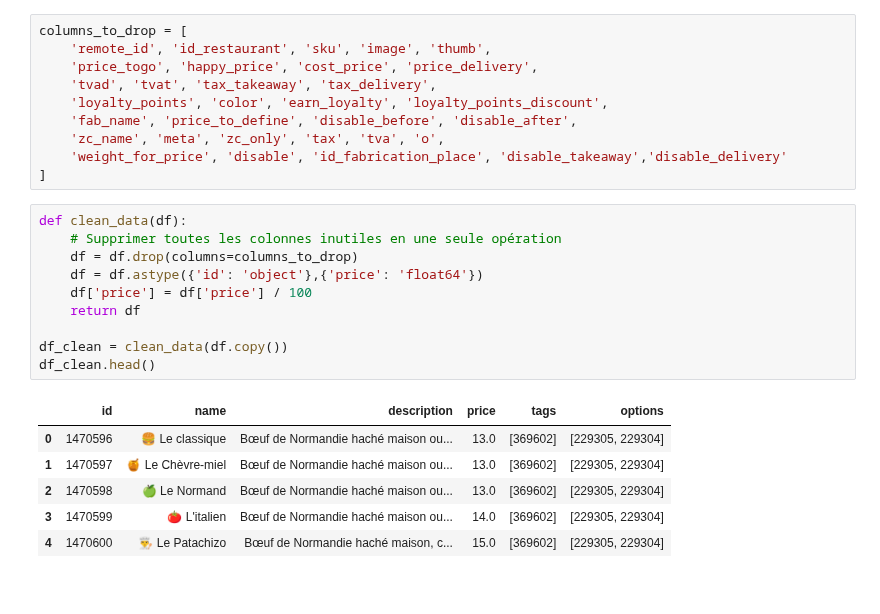
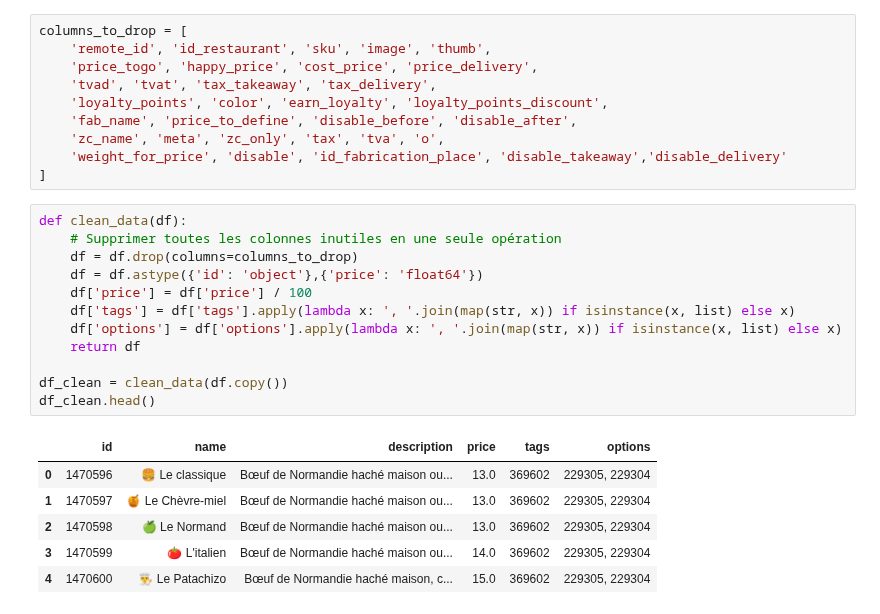
Before and after one commit to IshemZ/Zelty_api, a Jupyter notebook: zelty_dishes.ipynb, the cells around one changed output. Saved outputs shown, nothing was run; the diff lists cells and outputs as text.

```diff
--- a/zelty_dishes.ipynb
+++ b/zelty_dishes.ipynb
@@ -71,17 +72,19 @@ columns_to_drop = [
 # %%
 def clean_data(df):
     # Supprimer toutes les colonnes inutiles en une seule opération
     df = df.drop(columns=columns_to_drop)
     df = df.astype({'id': 'object'},{'price': 'float64'})
     df['price'] = df['price'] / 100
+    df['tags'] = df['tags'].apply(lambda x: ', '.join(map(str, x)) if isinstance(x, list) else x)
+    df['options'] = df['options'].apply(lambda x: ', '.join(map(str, x)) if isinstance(x, list) else x)
     return df
 
 df_clean = clean_data(df.copy())
 df_clean.head()
 # %% [output]
 |  | id | name | description | price | tags | options |
-| 0 | 1470596 | 🍔 Le classique | Bœuf de Normandie haché maison ou... | 13.0 | [369602] | [229305, 229304] |
-| 1 | 1470597 | 🍯 Le Chèvre-miel | Bœuf de Normandie haché maison ou... | 13.0 | [369602] | [229305, 229304] |
-| 2 | 1470598 | 🍏 Le Normand | Bœuf de Normandie haché maison ou... | 13.0 | [369602] | [229305, 229304] |
-| 3 | 1470599 | 🍅 L'italien | Bœuf de Normandie haché maison ou... | 14.0 | [369602] | [229305, 229304] |
-| 4 | 1470600 | 👨‍🍳 Le Patachizo | Bœuf de Normandie haché maison, c... | 15.0 | [369602] | [229305, 229304] |
+| 0 | 1470596 | 🍔 Le classique | Bœuf de Normandie haché maison ou... | 13.0 | 369602 | 229305, 229304 |
+| 1 | 1470597 | 🍯 Le Chèvre-miel | Bœuf de Normandie haché maison ou... | 13.0 | 369602 | 229305, 229304 |
+| 2 | 1470598 | 🍏 Le Normand | Bœuf de Normandie haché maison ou... | 13.0 | 369602 | 229305, 229304 |
+| 3 | 1470599 | 🍅 L'italien | Bœuf de Normandie haché maison ou... | 14.0 | 369602 | 229305, 229304 |
+| 4 | 1470600 | 👨‍🍳 Le Patachizo | Bœuf de Normandie haché maison, c... | 15.0 | 369602 | 229305, 229304 |
```
Also changed, not shown: parts of 4 cells of this notebook, 1 other file.
